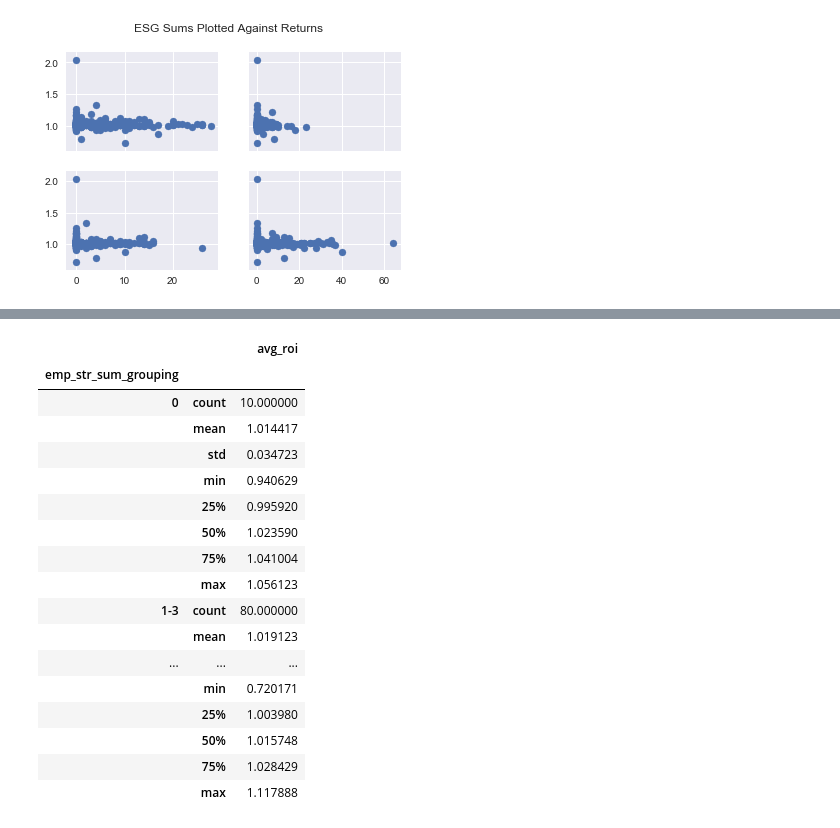
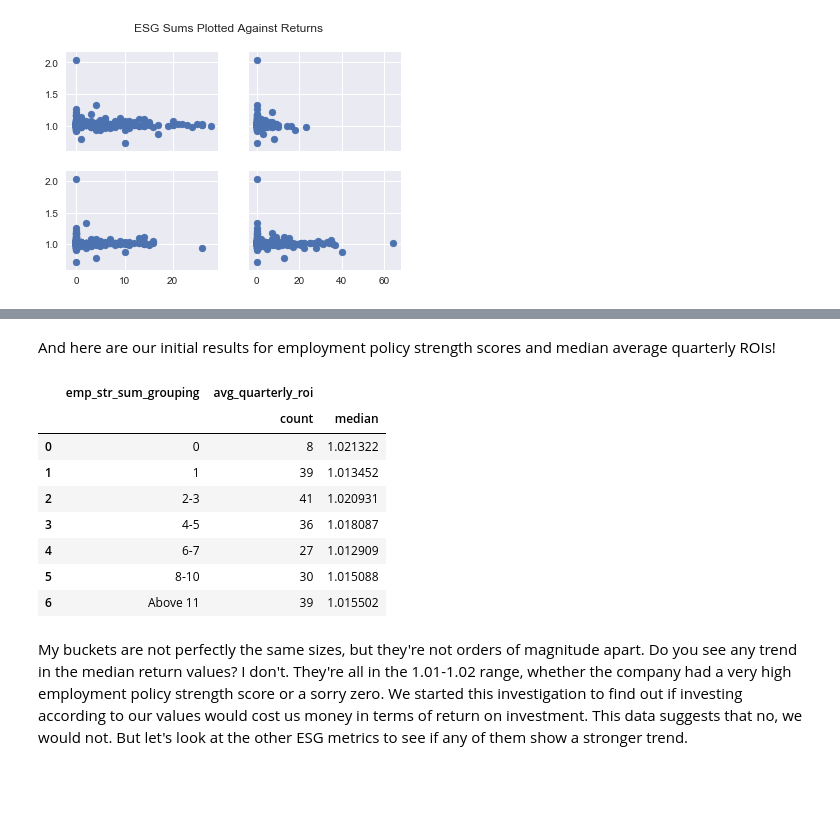
Before and after one commit to chelseatroy/fund_scale, a Jupyter notebook: data_explo/Exploring S&P Ethical Index Data.ipynb, the cells around one changed output, grey strips where cells are left out. Saved outputs shown, nothing was run; the diff lists cells and outputs as text; code cells hidden in the pictures; blank space fills up the shorter version.

```diff
--- a/data_explo/Exploring S&P Ethical Index Data.ipynb
+++ b/data_explo/Exploring S&P Ethical Index Data.ipynb
@@ -250,12 +262,18 @@ Here's our second step for resolving the fact that we have way more samples at t
 def buckets(score):
     if score == 0.0:
         val = '0'
-    if 0.0 < score < 4.0:
-        val = '1-3'
-    if 3.0 < score < 9.0:
-        val = '4-8'
-    if 8.0 < score:
-        val = '9 and up'
+    if 0.0 < score < 2.0:
+        val = '1'
+    if 1.0 < score < 4.0:
+        val = '2-3'
+    if 3.0 < score < 6.0:
+        val = '4-5'
+    if 5.0 < score < 8.0:
+        val = '6-7'
+    if 7.0 < score < 11.0:
+        val = '8-10'
+    if 10.0 < score:
+        val = 'Above 11'
     return val
 
 emp_str_sum['emp_str_sum_grouping'] = emp_str_sum['EMP-str-sum'].apply(buckets)
@@ -271,25 +289,20 @@ emp_str_sum.head()
+# %% [markdown]
+And here are our initial results for employment policy strength scores and median average quarterly ROIs!
 # %%
-grouping = emp_str_sum.groupby(['emp_str_sum_grouping'])[['avg_quarterly_roi']].describe()
-grouping
+grouping = emp_str_sum.groupby(['emp_str_sum_grouping'])[['avg_quarterly_roi']].agg(['count', 'median']).reset_index()
+grouping.sort_values('emp_str_sum_grouping')
 # %% [output]
-|  |  | avg_roi |
-| emp_str_sum_grouping |  |  |
-| 0 | count | 10.000000 |
-|  | mean | 1.014417 |
-|  | std | 0.034723 |
-|  | min | 0.940629 |
-|  | 25% | 0.995920 |
-|  | 50% | 1.023590 |
-|  | 75% | 1.041004 |
-|  | max | 1.056123 |
-| 1-3 | count | 80.000000 |
-|  | mean | 1.019123 |
-| ... | ... | ... |
-|  | min | 0.720171 |
-|  | 25% | 1.003980 |
-|  | 50% | 1.015748 |
-|  | 75% | 1.028429 |
-|  | max | 1.117888 |
+|  | emp_str_sum_grouping | avg_quarterly_roi |  |
+|  |  | count | median |
+| 0 | 0 | 8 | 1.021322 |
+| 1 | 1 | 39 | 1.013452 |
+| 2 | 2-3 | 41 | 1.020931 |
+| 3 | 4-5 | 36 | 1.018087 |
+| 4 | 6-7 | 27 | 1.012909 |
+| 5 | 8-10 | 30 | 1.015088 |
+| 6 | Above 11 | 39 | 1.015502 |
+# %% [markdown]
+My buckets are not perfectly the same sizes, but they're not orders of magnitude apart. Do you see any trend in the median return values? I don't. They're all in the 1.01-1.02 range, whether the company had a very high employment policy strength score or a sorry zero. We started this investigation to find out if investing according to our values would cost us money in terms of return on investment. This data suggests that no, we would not. But let's look at the other ESG metrics to see if any of them show a stronger trend.
 # %%
 esg_sum_zero = all_data[all_data['EMP-con-sum'] == 0.0]
 eighteen_examples = esg_sum_zero.sample(18)
```
Also changed, not shown: parts of 31 cells of this notebook.
